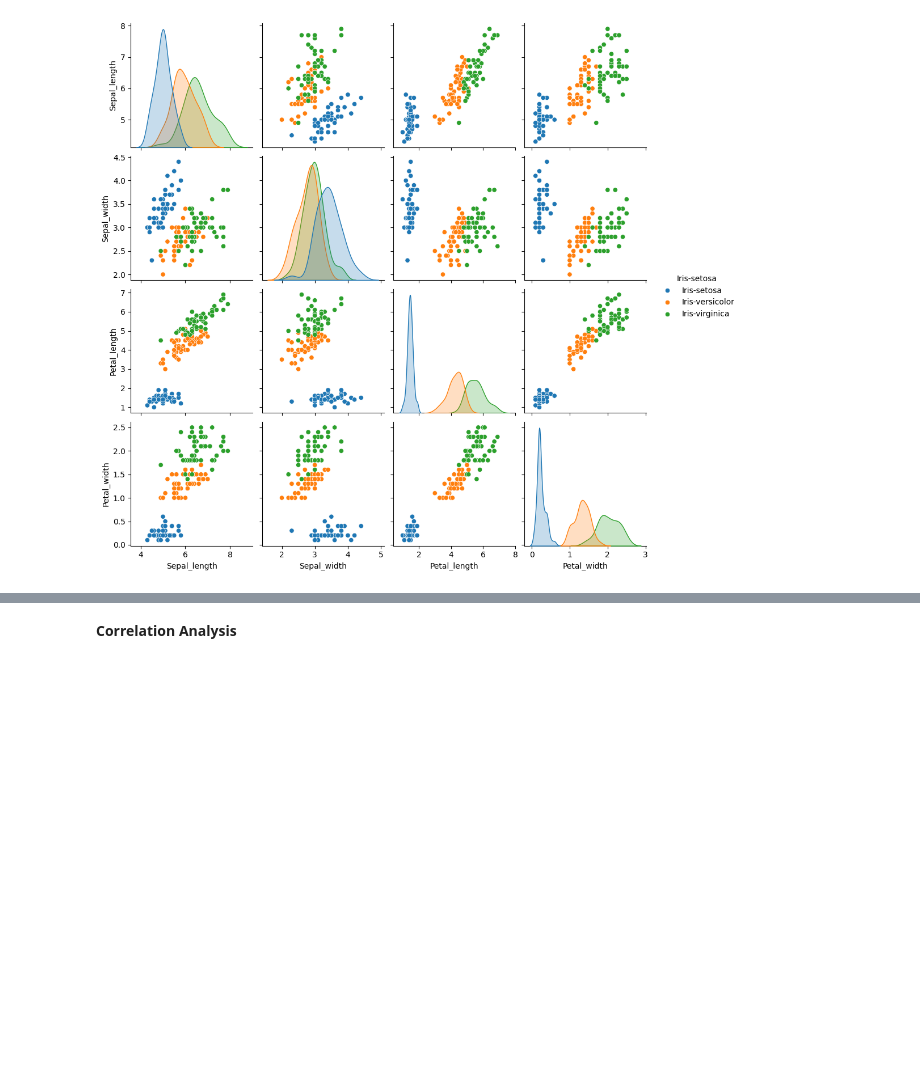
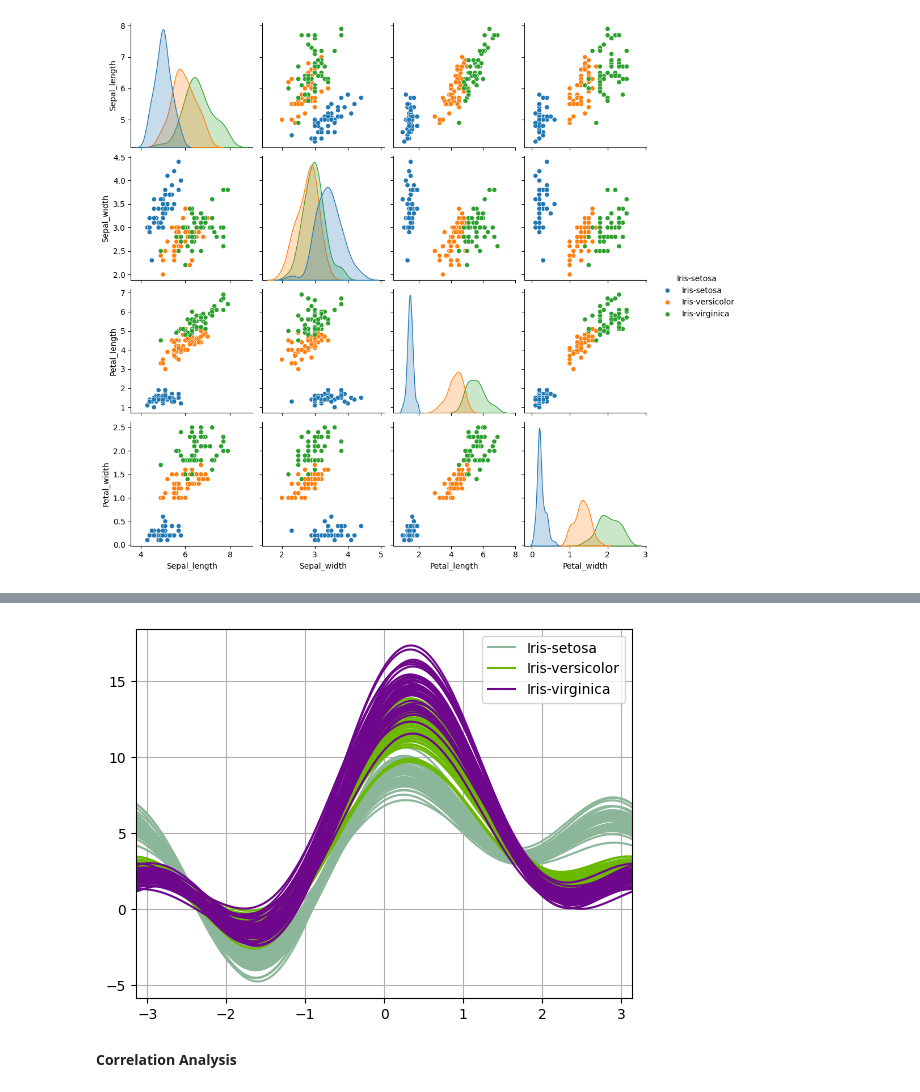
Before and after one commit to Odeyiany2/ECX-4.0-21-Days-Data-Science-Challenge, a Jupyter notebook: [Miriam]_Iris_Flower_Classification_DAY_TTHREE.ipynb, the cells around one changed output, grey strips where cells are left out. Saved outputs shown, nothing was run; the diff lists cells and outputs as text; code cells hidden in the pictures; blank space fills up the shorter version.

```diff
--- a/[Miriam]_Iris_Flower_Classification_DAY_TTHREE.ipynb
+++ b/[Miriam]_Iris_Flower_Classification_DAY_TTHREE.ipynb
@@ -230,3 +241,8 @@ sns.pairplot(data, hue = "Iris-setosa");
+# %%
+#using an andrews curve for our dataset
+andrews_curves(data, "Iris-setosa");
+# %% [output]
+[figure, added]
 # %% [markdown]
 **Correlation Analysis**
 # %%
```
Also changed, not shown: parts of 4 cells of this notebook.
